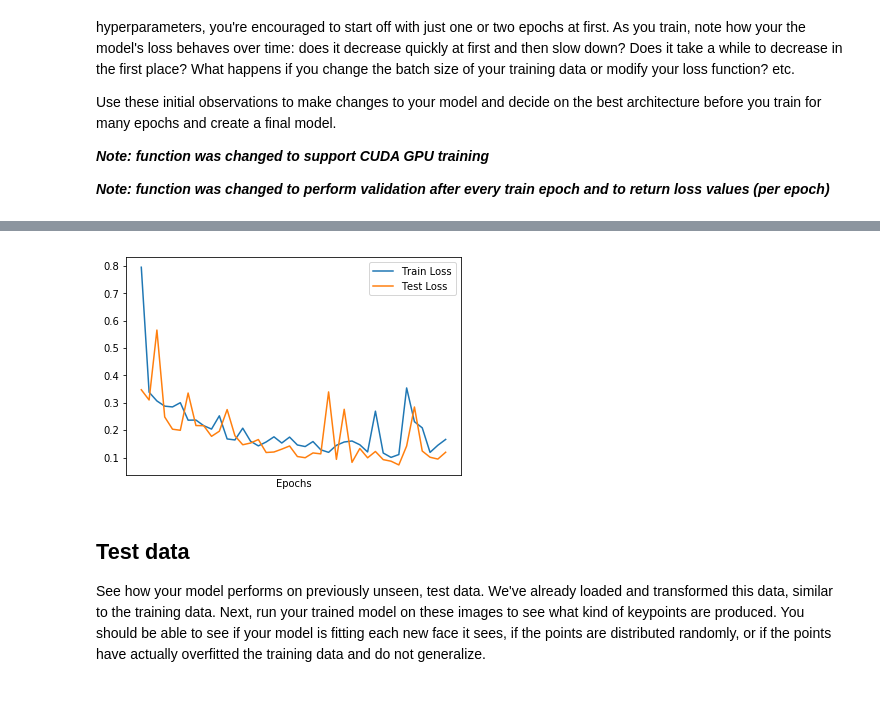
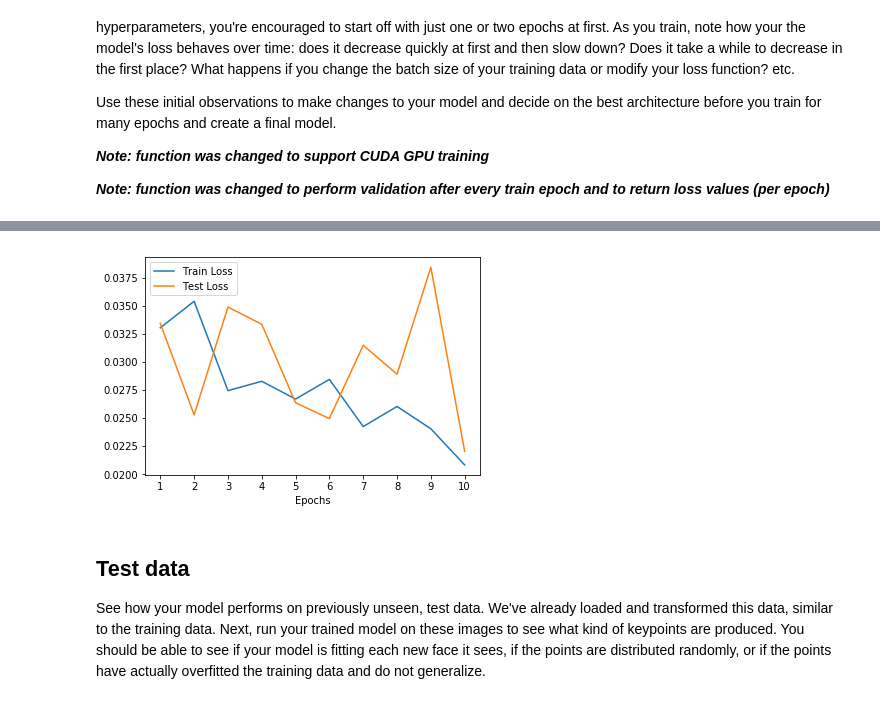
Before and after one commit to vittorio-nardone/Face-Keypoints-Detection, a Jupyter notebook: 2. Define the Network Architecture.ipynb, the cells around one changed output, grey strips where cells are left out. Drawn from its saved outputs; the diff is of its cells as text; code cells hidden in the pictures.

Commit message:
Detection model improved:  - Dropout replaced by Batch Normalization  - Loss function changed to SmoothL1Loss

```diff
--- a/2. Define the Network Architecture.ipynb
+++ b/2. Define the Network Architecture.ipynb
@@ -194,7 +191,7 @@ from data_load import Rescale, RandomCrop, Normalize, ToTensor
 ## DONE: define the data_transform using transforms.Compose([all tx's, . , .])
 # order matters! i.e. rescaling should come before a smaller crop ,
 
-data_transform = transforms.Compose([Rescale(255), HaarCropBox(0.5), Rescale(255), RandomCrop(224), Normalize(), ToTensor()])
+data_transform = transforms.Compose([Rescale(255), HaarCropBox(0.2), Rescale(255), RandomCrop(224), Normalize(), ToTensor()])
 
 # testing that you've defined a transform
 assert(data_transform is not None), 'Define a data_transform'
@@ -386,8 +383,8 @@ Next, you'll define how the model will train by deciding on the loss function an
 ## DONE: Define the loss and optimization
 import torch.optim as optim
 
-criterion = nn.MSELoss()
-#criterion = nn.SmoothL1Loss() # tested
+#criterion = nn.MSELoss()
+criterion = nn.SmoothL1Loss() # tested
 
 optimizer = optim.SGD(net.parameters(), lr = 0.1)
 # %% [markdown]
@@ -507,7 +504,7 @@ def train_net(n_epochs, use_cuda = False):
 # %%
 ## train your network
 #n_epochs = 2 # start small, and increase when you've decided on your model structure and hyperparams
-n_epochs = 40
+n_epochs = 10
 
 # this is a Workspaces-specific context manager to keep the connection
 # alive while training your model, not part of pytorch
@@ -533,12 +530,12 @@ Epoch: 40, Test Avg. Loss: 0.1192696535742128
 Finished Training
 # %%
 plt.plot(np.arange(len(train_stats)) +1, train_stats)
-plt.xticks(np.arange(len(train_stats), 2) +1, )
+plt.xticks(np.arange(len(train_stats)) +1)
 plt.legend(['Train Loss', 'Test Loss'])
 plt.xlabel('Epochs')
 plt.show()
 # %% [output]
-[figure, old version]
+[figure, new version]
 # %% [markdown]
 ## Test data
 
```
Also changed, not shown: parts of 8 cells of this notebook, 2 other files.
